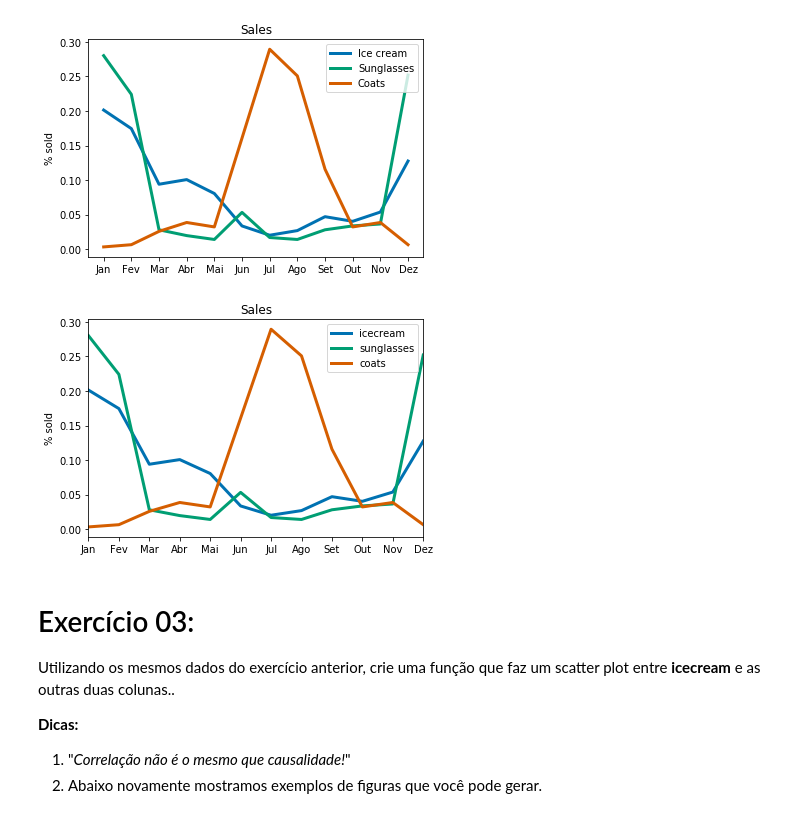
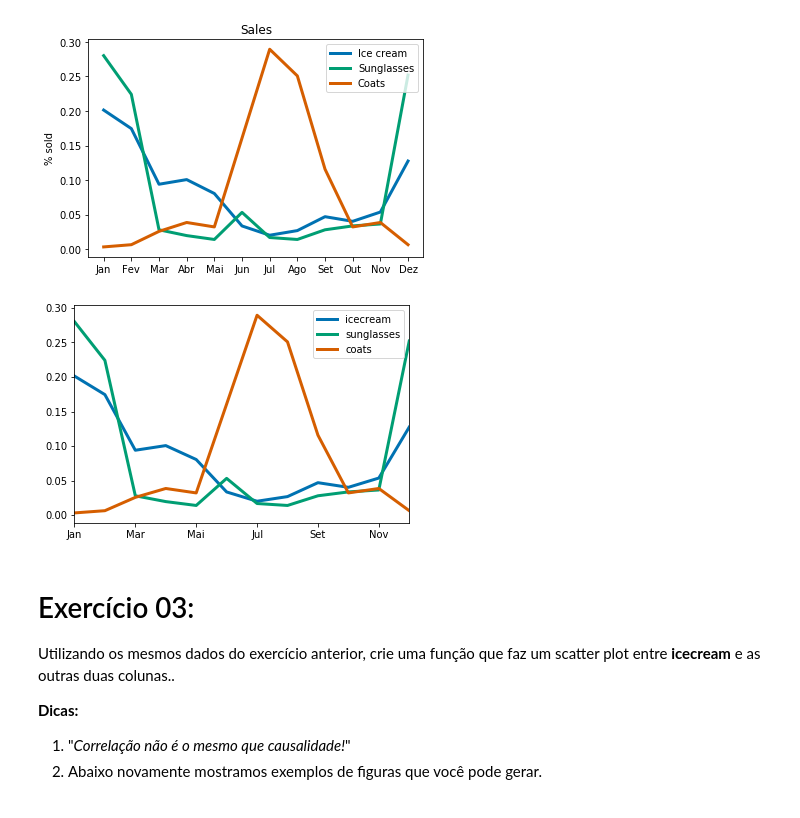
Before and after one commit to lucaspellegrinelli/AEDS-UFMG, a Jupyter notebook: ICD-DCC212-2019_2/Lista01/Lista01.ipynb, the cells around one changed output. Drawn from its saved outputs; the diff is of its cells as text; code cells hidden in the pictures.

```diff
--- a/ICD-DCC212-2019_2/Lista01/Lista01.ipynb
+++ b/ICD-DCC212-2019_2/Lista01/Lista01.ipynb
@@ -82,16 +82,14 @@ Image('plot1.png')
 # %% [output]
 [figure]
 # %%
-n_df = (df / df.sum())
-n_df.plot(kind='line', linewidth=3)
+def plotLine(df):
+    lineDF = (df / df.sum())
+    lineDF.plot(kind='line', linewidth=3)
+    plt.show()
 
-plt.xticks(np.arange(len(labels)), labels)
-plt.title('Sales')
-plt.ylabel('% sold')
-
-plt.show()
+plotLine(df)
 # %% [output]
-[figure, old version]
+[figure, new version]
 # %% [markdown]
 # Exercício 03:
 
```
Also changed, not shown: parts of 3 cells of this notebook, 1 other file.
